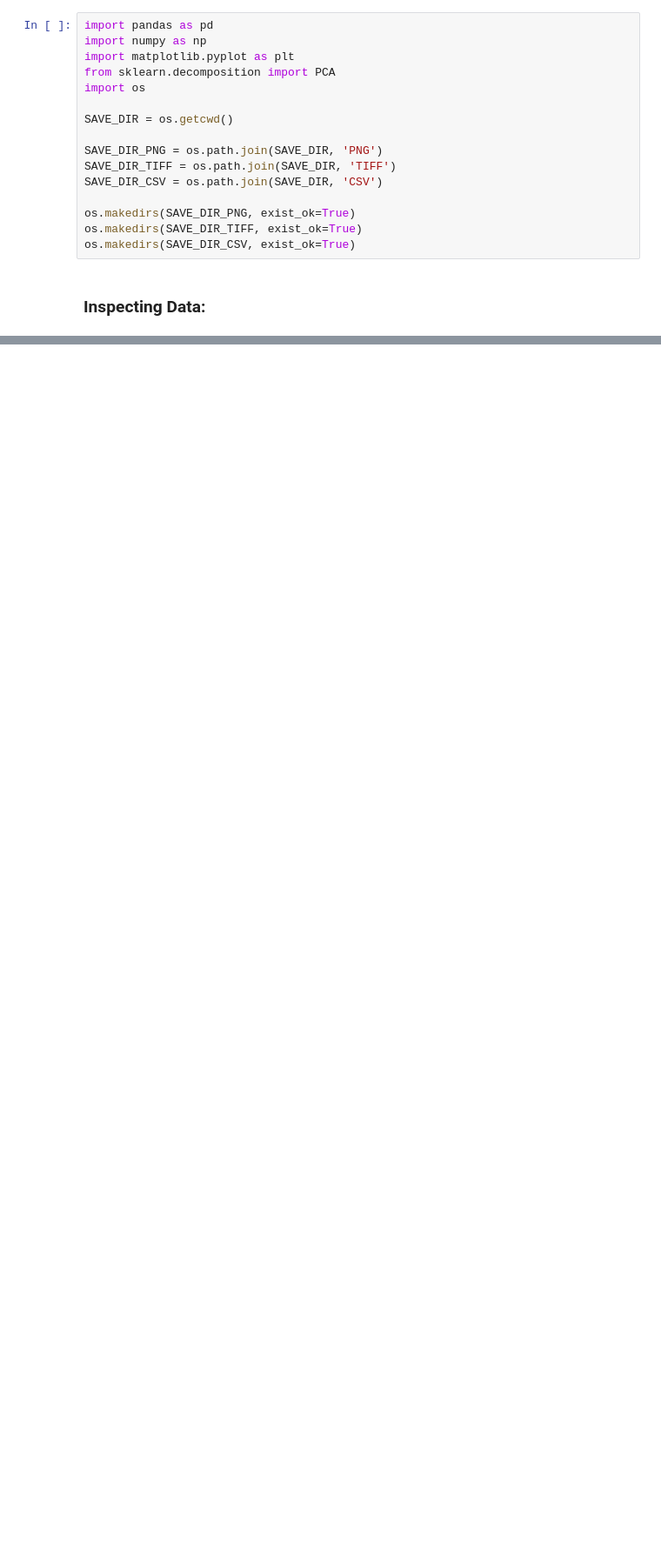
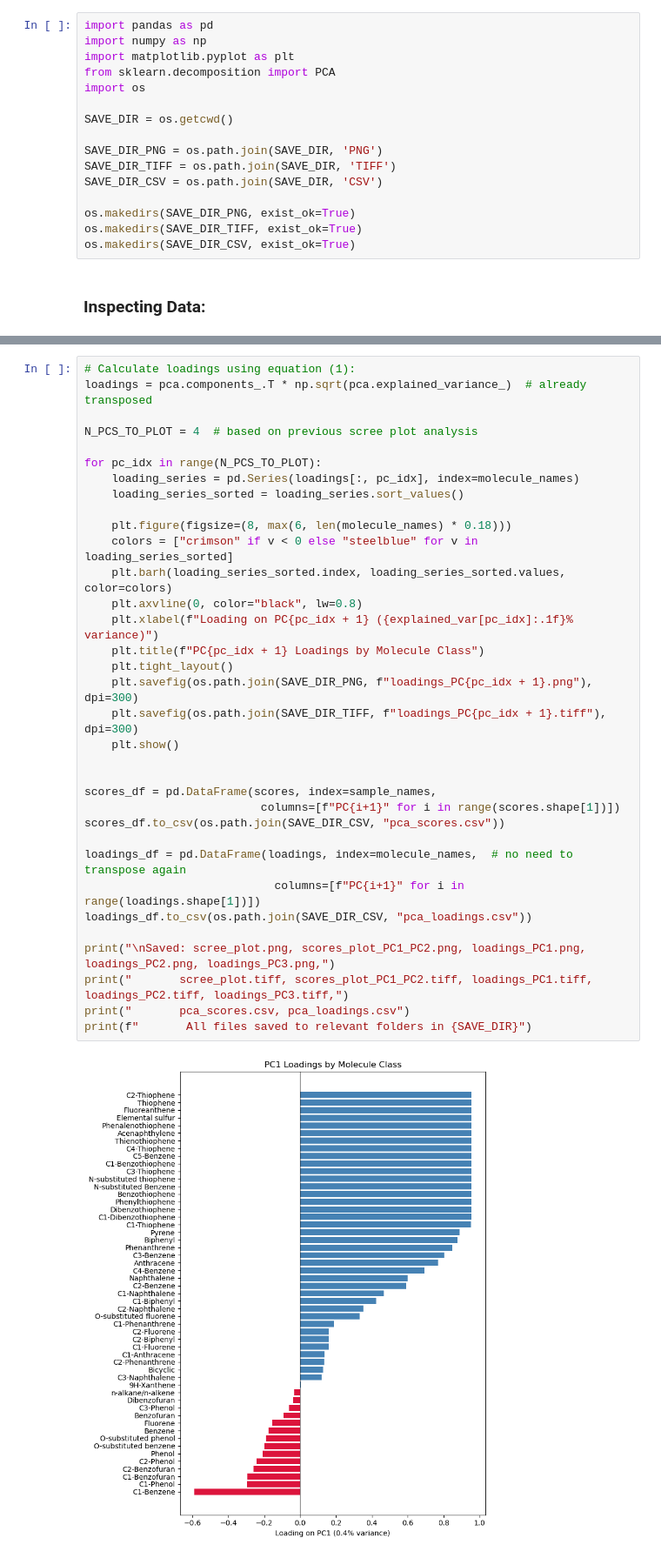
Before and after one commit to Gabriella8080/pca-pygcms, a Jupyter notebook: biochar-pca.ipynb, the cells around one changed output, grey strips where cells are left out. Shown at 87% size. Cells and saved outputs as stored; diff of their text form; blank space fills up the shorter version.

```diff
--- a/biochar-pca.ipynb
+++ b/biochar-pca.ipynb
@@ -194,0 +167,36 @@ Saved: scree_plot.png, scores_plot_PC1_PC2.png, loadings_PC1.png, loadings_PC2.p
+# %%
+# Calculate loadings using equation (1):
+loadings = pca.components_.T * np.sqrt(pca.explained_variance_)  # already transposed
+
+N_PCS_TO_PLOT = 4  # based on previous scree plot analysis
+
+for pc_idx in range(N_PCS_TO_PLOT):
+    loading_series = pd.Series(loadings[:, pc_idx], index=molecule_names)
+    loading_series_sorted = loading_series.sort_values()
+
+    plt.figure(figsize=(8, max(6, len(molecule_names) * 0.18)))
+    colors = ["crimson" if v < 0 else "steelblue" for v in loading_series_sorted]
+    plt.barh(loading_series_sorted.index, loading_series_sorted.values, color=colors)
+    plt.axvline(0, color="black", lw=0.8)
+    plt.xlabel(f"Loading on PC{pc_idx + 1} ({explained_var[pc_idx]:.1f}% variance)")
+    plt.title(f"PC{pc_idx + 1} Loadings by Molecule Class")
+    plt.tight_layout()
+    plt.savefig(os.path.join(SAVE_DIR_PNG, f"loadings_PC{pc_idx + 1}.png"), dpi=300)
+    plt.savefig(os.path.join(SAVE_DIR_TIFF, f"loadings_PC{pc_idx + 1}.tiff"), dpi=300)
+    plt.show()
+
+
+scores_df = pd.DataFrame(scores, index=sample_names,
+                          columns=[f"PC{i+1}" for i in range(scores.shape[1])])
+scores_df.to_csv(os.path.join(SAVE_DIR_CSV, "pca_scores.csv"))
+
+loadings_df = pd.DataFrame(loadings, index=molecule_names,  # no need to transpose again
+                            columns=[f"PC{i+1}" for i in range(loadings.shape[1])])
+loadings_df.to_csv(os.path.join(SAVE_DIR_CSV, "pca_loadings.csv"))
+
+print("\nSaved: scree_plot.png, scores_plot_PC1_PC2.png, loadings_PC1.png, loadings_PC2.png, loadings_PC3.png,")
+print("       scree_plot.tiff, scores_plot_PC1_PC2.tiff, loadings_PC1.tiff, loadings_PC2.tiff, loadings_PC3.tiff,")
+print("       pca_scores.csv, pca_loadings.csv")
+print(f"       All files saved to relevant folders in {SAVE_DIR}")
+# %% [output]
+[figure, added]
```
Also changed, not shown: parts of 8 cells of this notebook, 15 other files.
